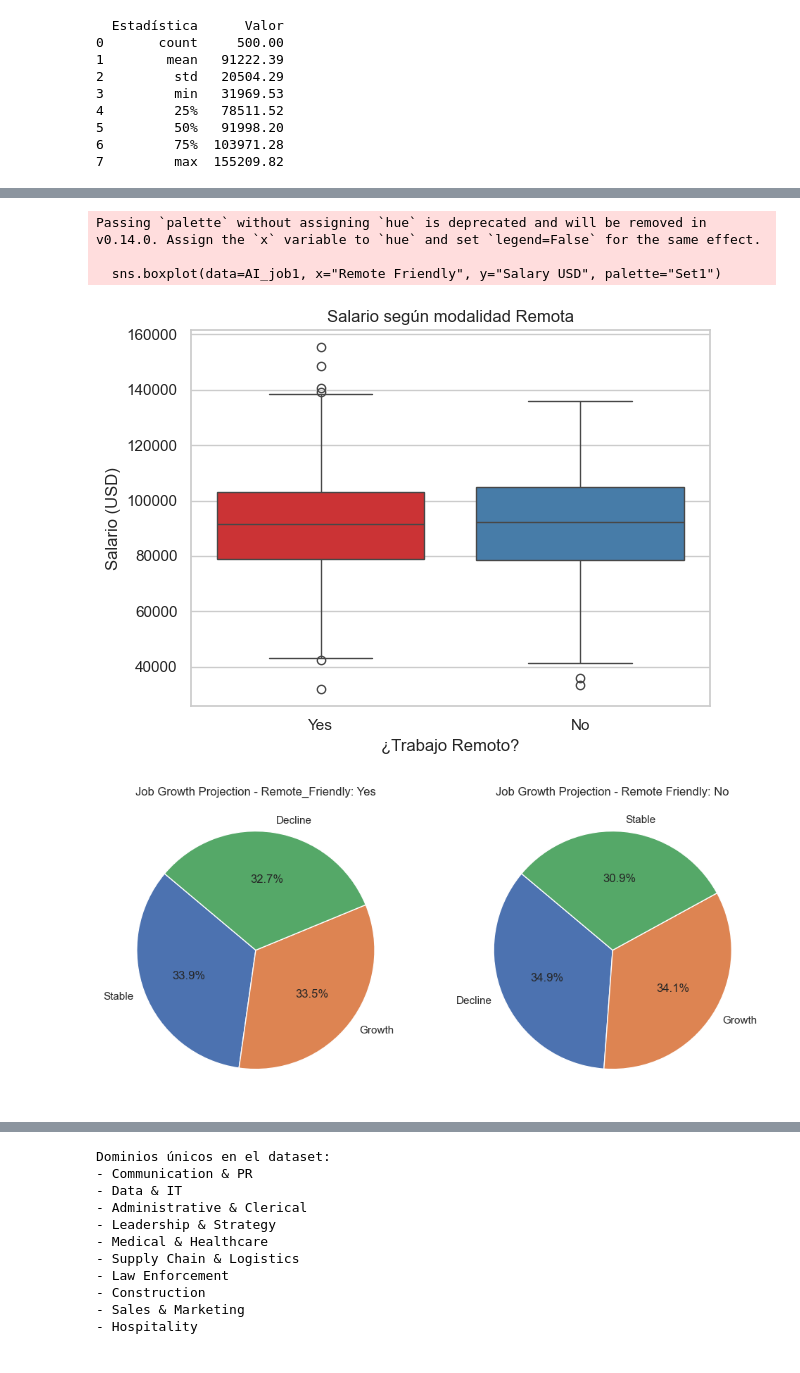
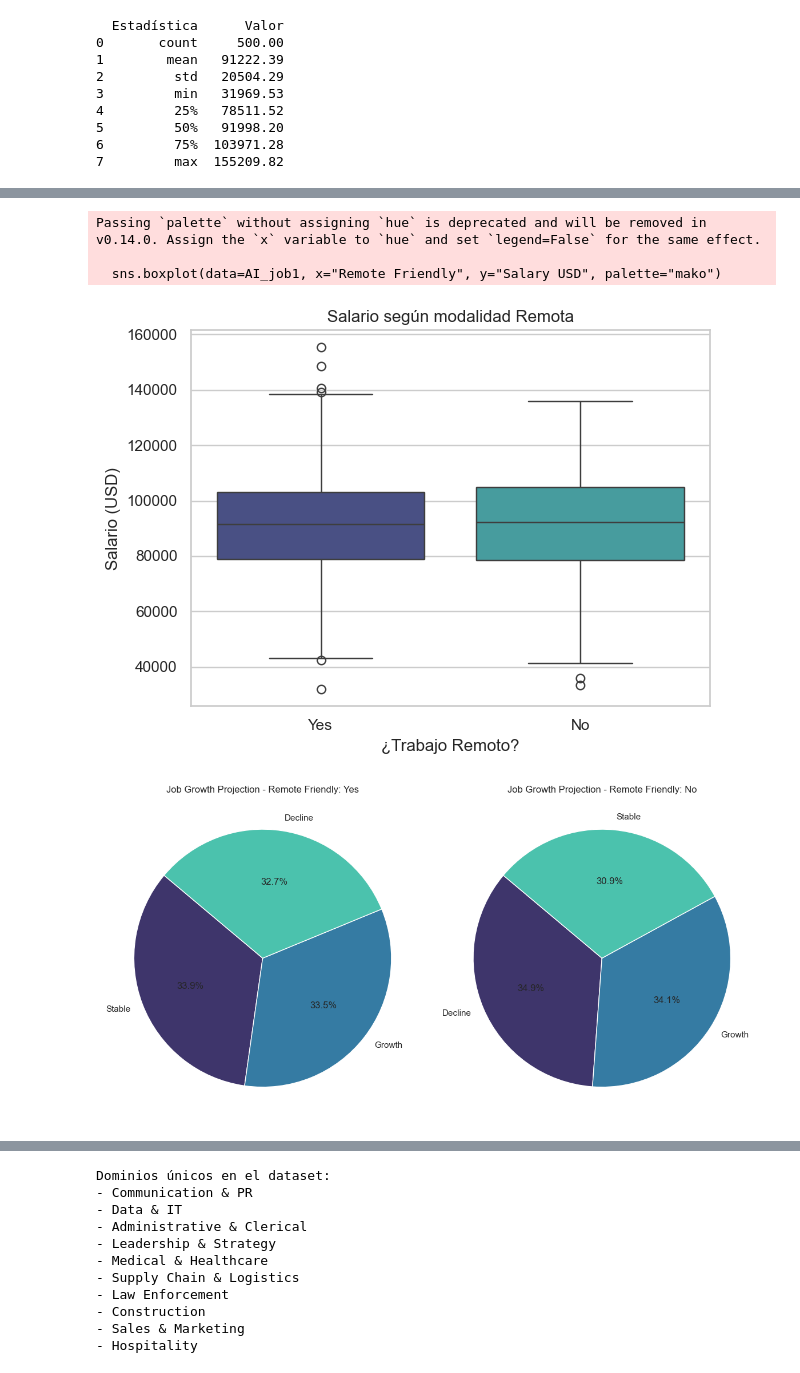
Before and after one commit to httpluris7/AI-Impact-on-works-today, a Jupyter notebook: AI_work.ipynb, the cells around one changed output, grey strips where cells are left out. Drawn from its saved outputs; the diff is of its cells as text; code cells hidden in the pictures.

```diff
--- a/AI_work.ipynb
+++ b/AI_work.ipynb
@@ -168,7 +168,7 @@ Passing `palette` without assigning `hue` is deprecated and will be removed in v
 # %%
 #Influencia del trabajo remoto en el salario
 plt.figure()
-sns.boxplot(data=AI_job1, x="Remote Friendly", y="Salary USD", palette="Set1")
+sns.boxplot(data=AI_job1, x="Remote Friendly", y="Salary USD", palette="mako")
 plt.title("Salario según modalidad Remota")
 plt.xlabel("¿Trabajo Remoto?")
 plt.ylabel("Salario (USD)")
@@ -177,22 +177,26 @@ plt.show()
 # %% [output]
 Passing `palette` without assigning `hue` is deprecated and will be removed in v0.14.0. Assign the `x` variable to `hue` and set `legend=False` for the same effect.
 
-  sns.boxplot(data=AI_job1, x="Remote Friendly", y="Salary USD", palette="Set1")
+  sns.boxplot(data=AI_job1, x="Remote Friendly", y="Salary USD", palette="mako")
-[figure, old version]
+[figure, new version]
 # %%
 yes_counts = AI_job1[AI_job1['Remote Friendly'] == 'Yes']['Job Growth Projection'].value_counts()
 no_counts = AI_job1[AI_job1['Remote Friendly'] == 'No']['Job Growth Projection'].value_counts()
 
+yes_colors = sns.color_palette("mako", n_colors=len(yes_counts))
+no_colors = sns.color_palette("mako", n_colors=len(no_counts))
+
 plt.figure(figsize=(12, 6))
+
 plt.subplot(1, 2, 1)
-plt.pie(yes_counts, labels=yes_counts.index, autopct='%1.1f%%', startangle=140)
-plt.title('Job Growth Projection - Remote_Friendly: Yes')
+plt.pie(yes_counts, labels=yes_counts.index, autopct='%1.1f%%', startangle=140, colors=yes_colors)
+plt.title('Job Growth Projection - Remote Friendly: Yes')
 
 plt.subplot(1, 2, 2)
-plt.pie(no_counts, labels=no_counts.index, autopct='%1.1f%%', startangle=140)
+plt.pie(no_counts, labels=no_counts.index, autopct='%1.1f%%', startangle=140, colors=no_colors)
 plt.title('Job Growth Projection - Remote Friendly: No')
-plt.subplots_adjust(hspace=0.5)
 
+plt.tight_layout()
 plt.show()
 # %% [output]
-[figure, old version]
+[figure, new version]
```
Also changed, not shown: parts of 8 cells of this notebook, 1 other file.
